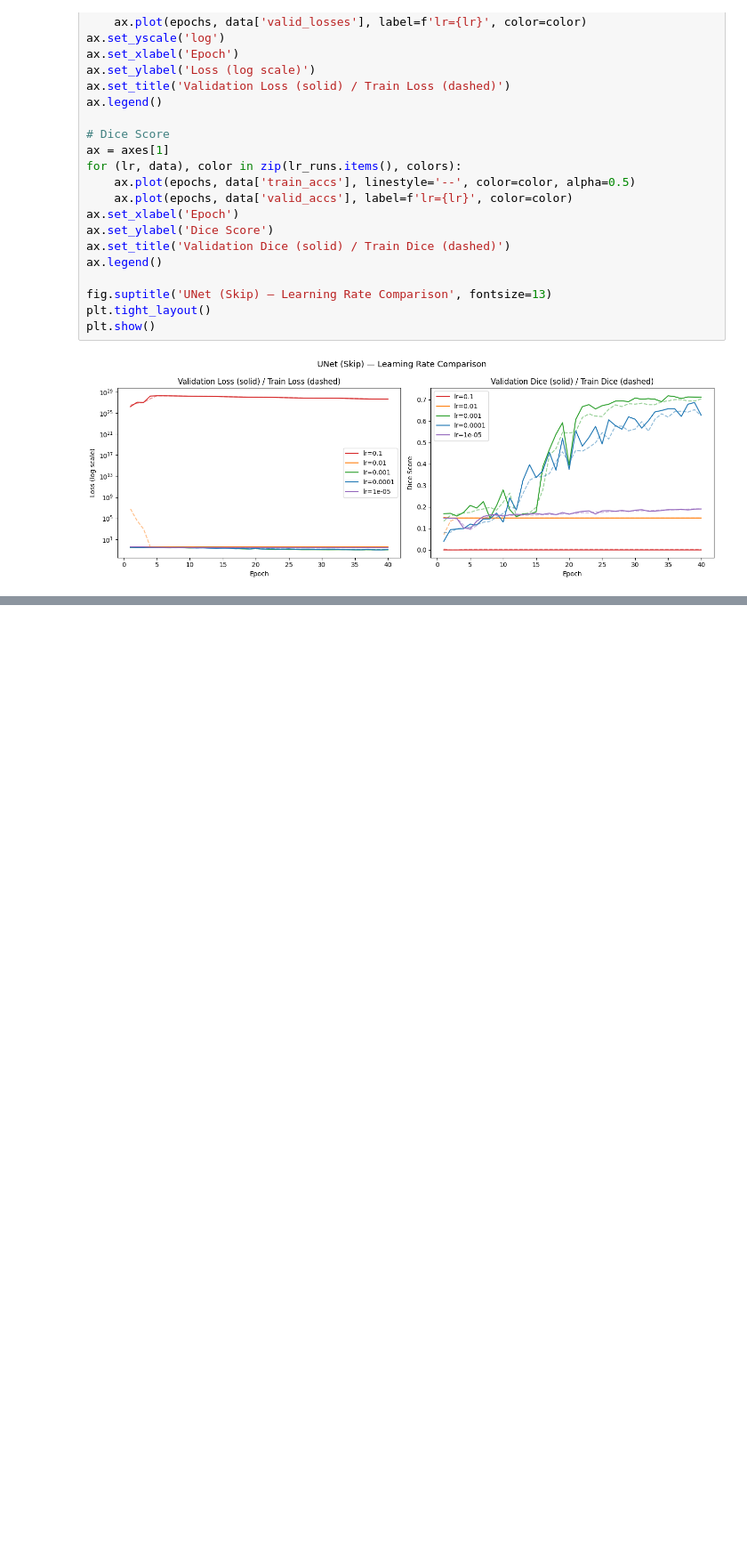
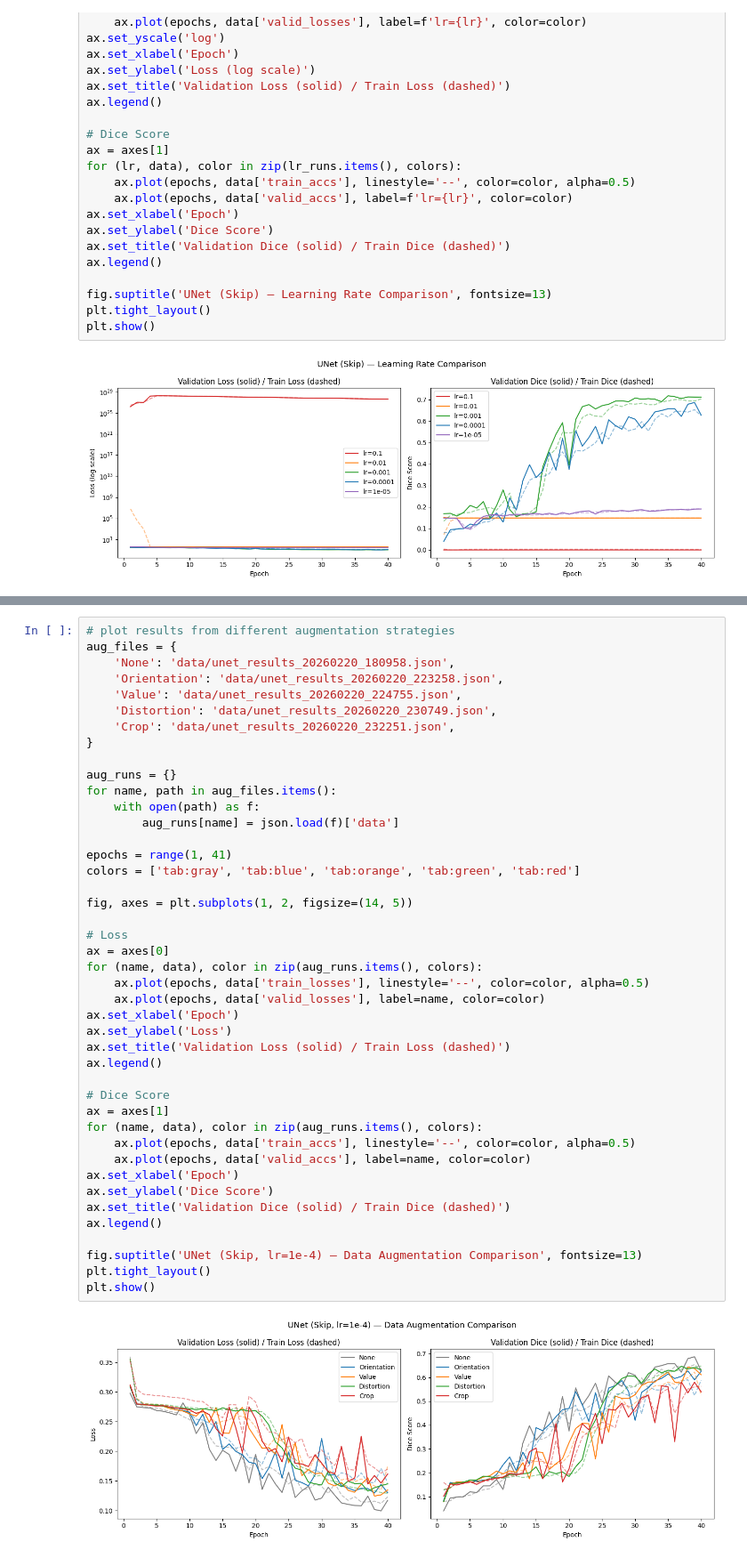
Before and after one commit to trvslhlt/ift_6135_representation_learning, a Jupyter notebook: assignments/assignment_1/wip.ipynb, the cells around one changed output, grey strips where cells are left out. Shown at 89% size. Saved outputs shown, nothing was run; the diff lists cells and outputs as text; blank space fills up the shorter version.

```diff
--- a/assignments/assignment_1/wip.ipynb
+++ b/assignments/assignment_1/wip.ipynb
@@ -404,0 +404,45 @@ plt.show()
+# %%
+# plot results from different augmentation strategies
+aug_files = {
+    'None': 'data/unet_results_20260220_180958.json',
+    'Orientation': 'data/unet_results_20260220_223258.json',
+    'Value': 'data/unet_results_20260220_224755.json',
+    'Distortion': 'data/unet_results_20260220_230749.json',
+    'Crop': 'data/unet_results_20260220_232251.json',
+}
+
+aug_runs = {}
+for name, path in aug_files.items():
+    with open(path) as f:
+        aug_runs[name] = json.load(f)['data']
+
+epochs = range(1, 41)
+colors = ['tab:gray', 'tab:blue', 'tab:orange', 'tab:green', 'tab:red']
+
+fig, axes = plt.subplots(1, 2, figsize=(14, 5))
+
+# Loss
+ax = axes[0]
+for (name, data), color in zip(aug_runs.items(), colors):
+    ax.plot(epochs, data['train_losses'], linestyle='--', color=color, alpha=0.5)
+    ax.plot(epochs, data['valid_losses'], label=name, color=color)
+ax.set_xlabel('Epoch')
+ax.set_ylabel('Loss')
+ax.set_title('Validation Loss (solid) / Train Loss (dashed)')
+ax.legend()
+
+# Dice Score
+ax = axes[1]
+for (name, data), color in zip(aug_runs.items(), colors):
+    ax.plot(epochs, data['train_accs'], linestyle='--', color=color, alpha=0.5)
+    ax.plot(epochs, data['valid_accs'], label=name, color=color)
+ax.set_xlabel('Epoch')
+ax.set_ylabel('Dice Score')
+ax.set_title('Validation Dice (solid) / Train Dice (dashed)')
+ax.legend()
+
+fig.suptitle('UNet (Skip, lr=1e-4) — Data Augmentation Comparison', fontsize=13)
+plt.tight_layout()
+plt.show()
+# %% [output]
+[figure, added]
```
Also changed, not shown: parts of 4 cells of this notebook, 1 other file.
